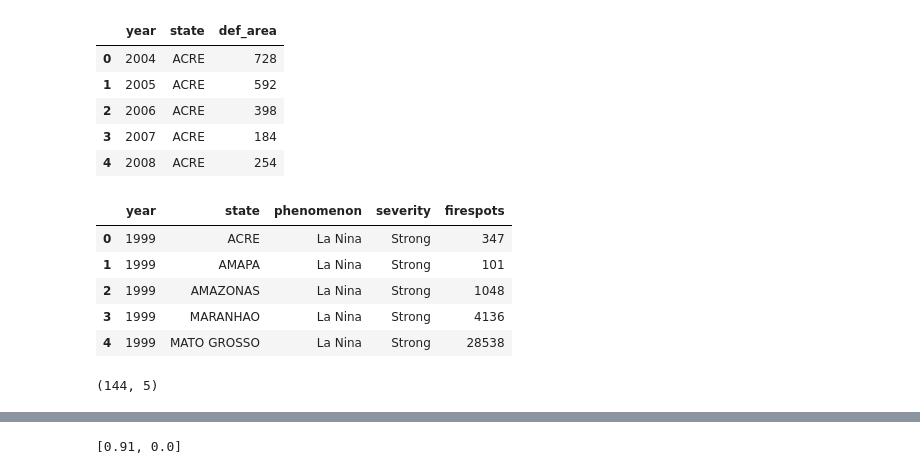
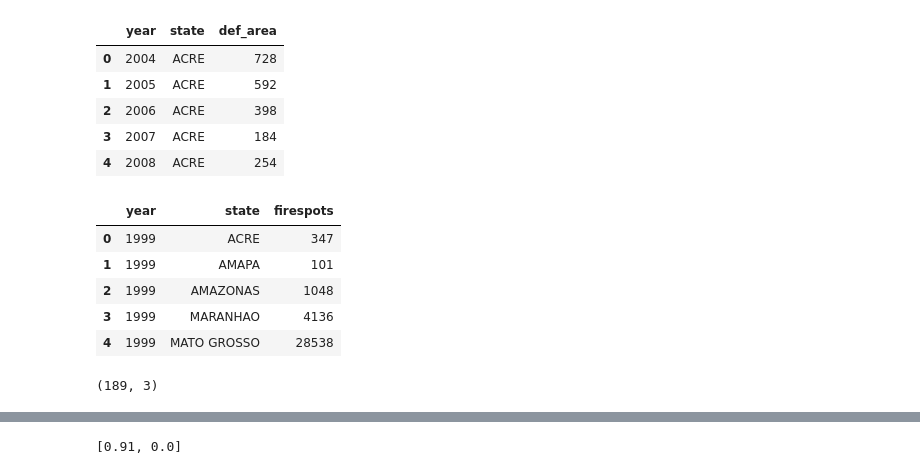
Before and after one commit to chiarabeebyte/capstoneproject8, a Jupyter notebook: Notebooks/Amazon_dataset.ipynb, the cells around one changed output, grey strips where cells are left out. Drawn from its saved outputs; the diff is of its cells as text; code cells hidden in the pictures.

```diff
--- a/Notebooks/Amazon_dataset.ipynb
+++ b/Notebooks/Amazon_dataset.ipynb
@@ -261,21 +266,25 @@ melt_da.head()
 | 2 | 2006 | ACRE | 398 |
 | 3 | 2007 | ACRE | 184 |
 | 4 | 2008 | ACRE | 254 |
+# %%
+df_a_subset.head()
+new_df = df_a_subset[['year','state', 'firespots']]
 # %%
-new_df = merged[['year','state', 'firespots','phenomenon','severity' ]]
-new_df2 = new_df.groupby(['year','state','phenomenon','severity']).sum().reset_index()
+#new_df = merged[['year','state', 'firespots','phenomenon','severity' ]]
+#new_df2 = new_df.groupby(['year','state','phenomenon','severity']).sum().reset_index()
+new_df2 = new_df.groupby(['year','state']).sum().reset_index()
 new_df2.head()
 # %% [output]
-|  | year | state | phenomenon | severity | firespots |
-| 0 | 1999 | ACRE | La Nina | Strong | 347 |
-| 1 | 1999 | AMAPA | La Nina | Strong | 101 |
-| 2 | 1999 | AMAZONAS | La Nina | Strong | 1048 |
-| 3 | 1999 | MARANHAO | La Nina | Strong | 4136 |
-| 4 | 1999 | MATO GROSSO | La Nina | Strong | 28538 |
+|  | year | state | firespots |
+| 0 | 1999 | ACRE | 347 |
+| 1 | 1999 | AMAPA | 101 |
+| 2 | 1999 | AMAZONAS | 1048 |
+| 3 | 1999 | MARANHAO | 4136 |
+| 4 | 1999 | MATO GROSSO | 28538 |
 # %%
 new_df2.shape
 # %% [output]
-(144, 5)
+(189, 3)
 # %%
 #now merge def_area with already merged table
 
```
Also changed, not shown: parts of 15 cells of this notebook.
